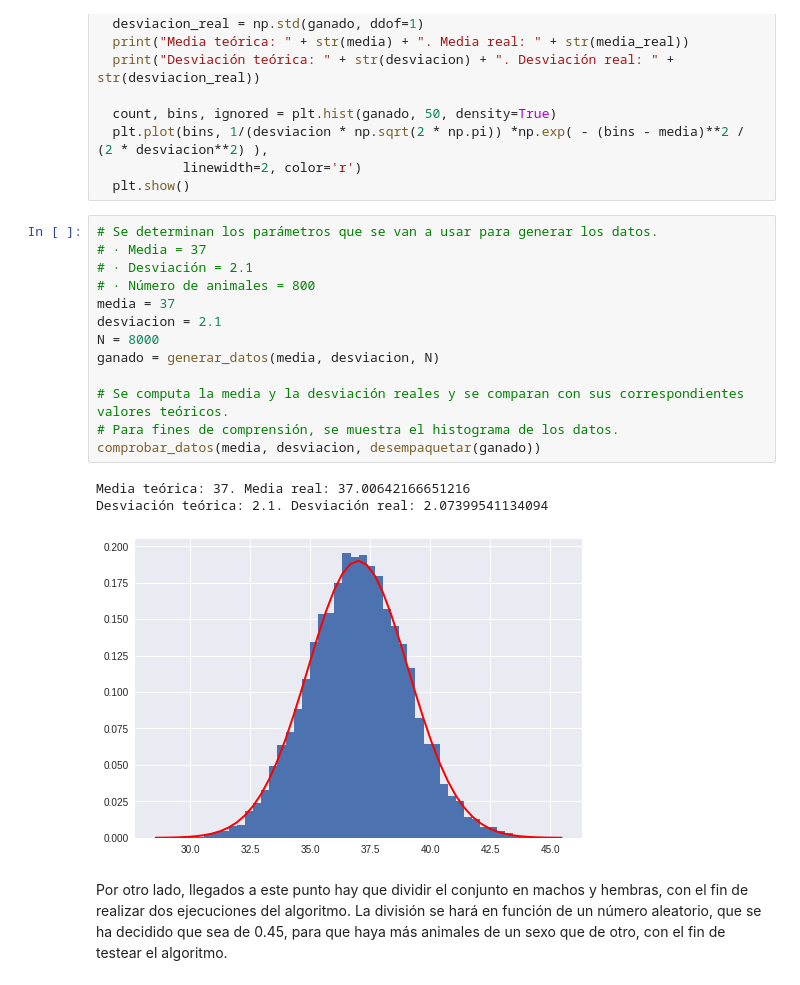
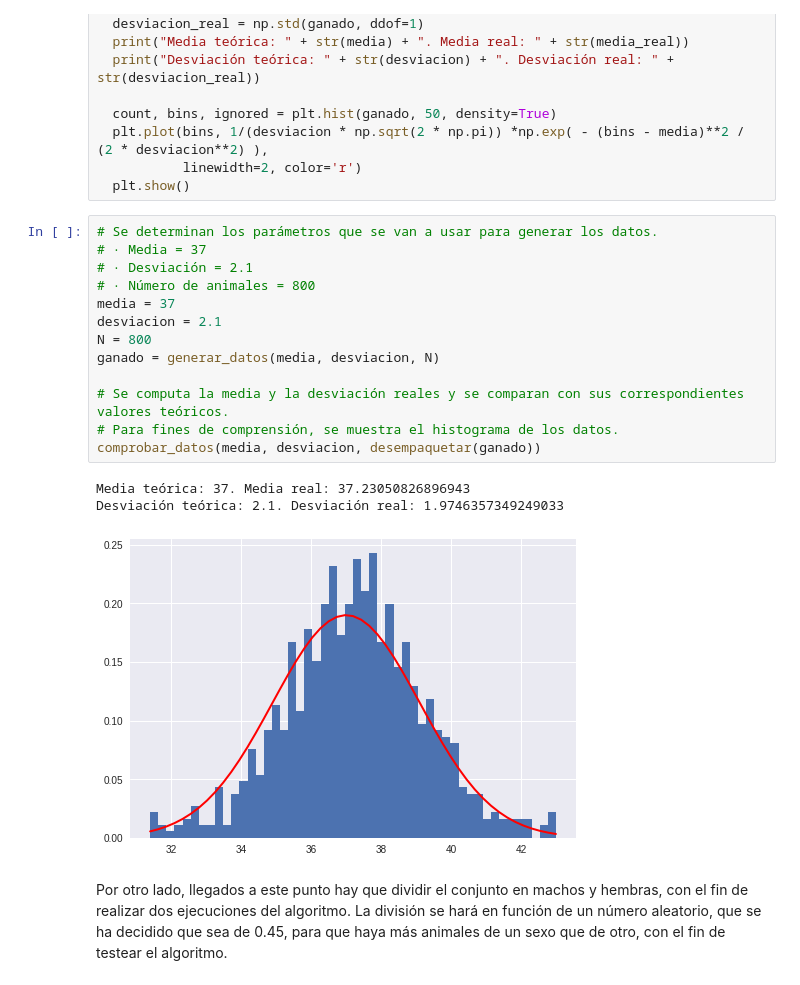
Before and after one commit to franzeszperez/03MAIR-Algoritmos-de-optimizacion, a Jupyter notebook: SEMINARIO/Francesc_Perez_Seminario.ipynb, the cells around one changed output. Drawn from its saved outputs; the diff is of its cells as text.

```diff
--- a/SEMINARIO/Francesc_Perez_Seminario.ipynb
+++ b/SEMINARIO/Francesc_Perez_Seminario.ipynb
@@ -215,20 +213,20 @@ def comprobar_datos(media, desviacion, ganado):
 # %%
 # Se determinan los parámetros que se van a usar para generar los datos.
 # · Media = 37
 # · Desviación = 2.1
 # · Número de animales = 800
 media = 37
 desviacion = 2.1
-N = 8000
+N = 800
 ganado = generar_datos(media, desviacion, N)
 
 # Se computa la media y la desviación reales y se comparan con sus correspondientes valores teóricos.
 # Para fines de comprensión, se muestra el histograma de los datos.
 comprobar_datos(media, desviacion, desempaquetar(ganado))
 # %% [output]
-Media teórica: 37. Media real: 37.00642166651216
-Desviación teórica: 2.1. Desviación real: 2.07399541134094
+Media teórica: 37. Media real: 37.23050826896943
+Desviación teórica: 2.1. Desviación real: 1.9746357349249033
-[figure, old version]
+[figure, new version]
 # %% [markdown]
 Por otro lado, llegados a este punto hay que dividir el conjunto en machos y hembras, con el fin de realizar dos ejecuciones del algoritmo. La división se hará en función de un número aleatorio, que se ha decidido que sea de 0.45, para que haya más animales de un sexo que de otro, con el fin de testear el algoritmo.
 # %%
```
Also changed, not shown: parts of 5 cells of this notebook.
